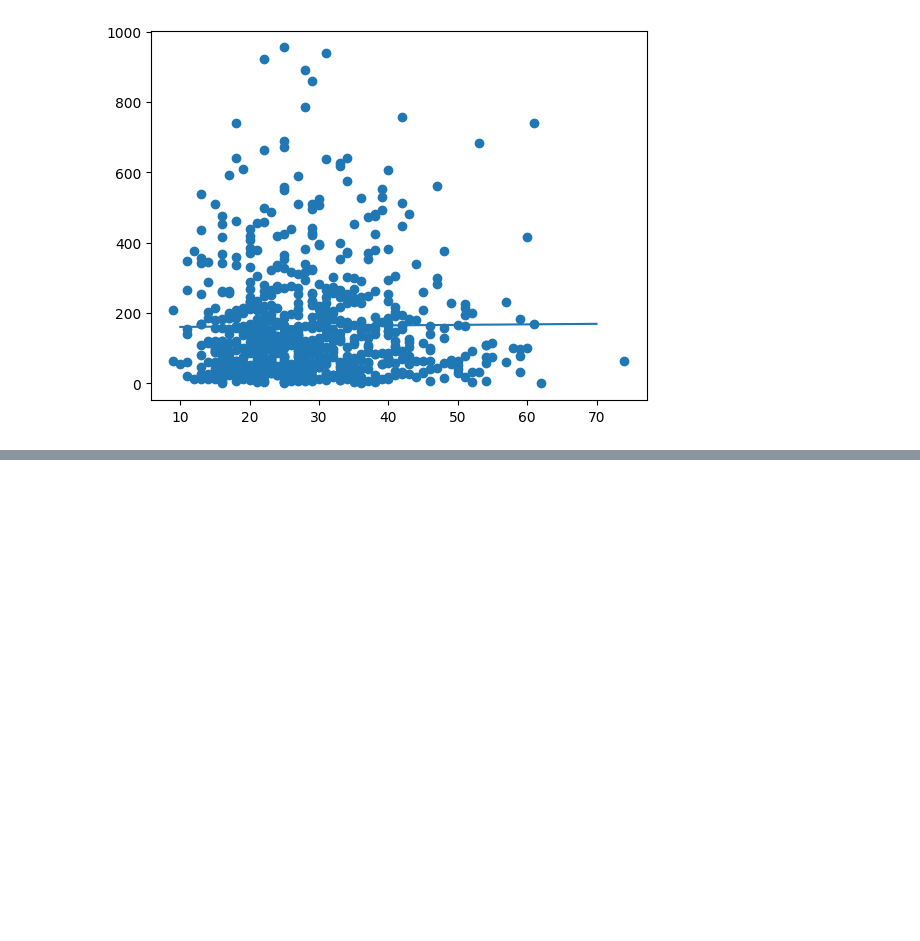
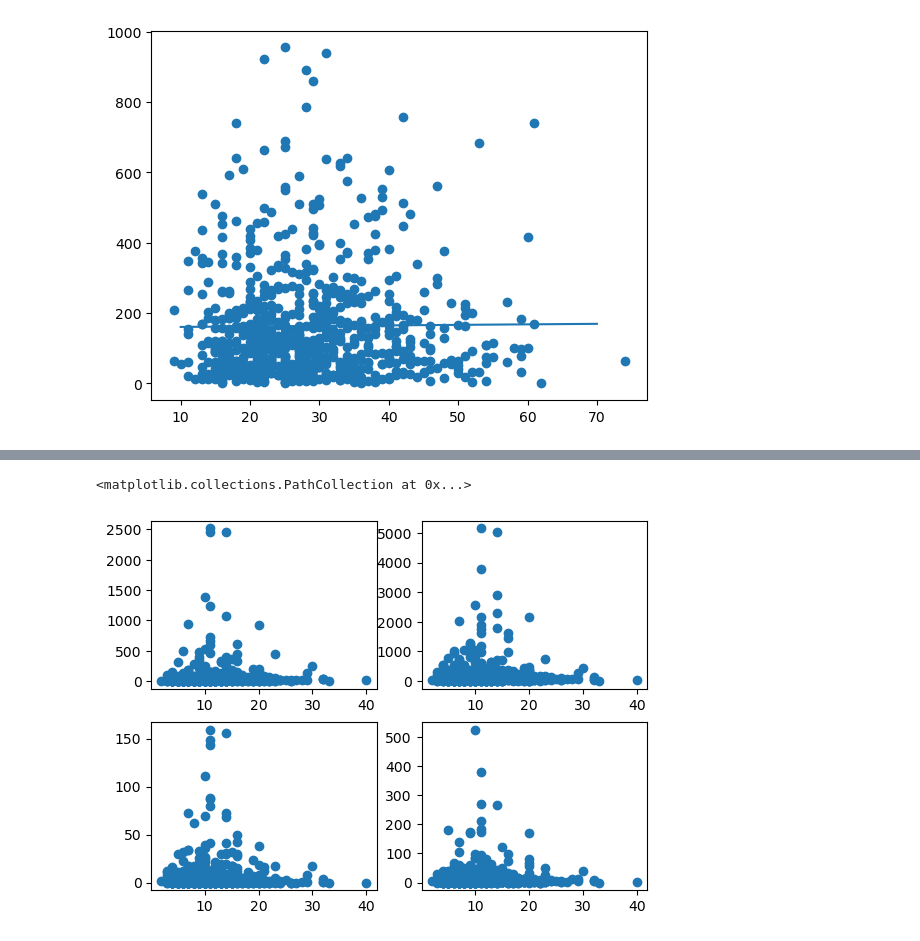
Before and after one commit to Aditya-Mrd/EducationLevel-Crimerates, a Jupyter notebook: notebooks/data_analysis.ipynb, the cells around one changed output, grey strips where cells are left out. Cells and saved outputs as stored; diff of their text form; code cells hidden in the pictures; blank space fills up the shorter version.

```diff
--- a/notebooks/data_analysis.ipynb
+++ b/notebooks/data_analysis.ipynb
@@ -69,0 +107,10 @@ plt.plot(range(10,71), reg.predict(np.array(range(10,71)).reshape(-1,1)))
+# %%
+figure, axis = plt.subplots(2,2)
+educational_attainment = 'Population 25 years and over!!Graduate or professional degree'
+axis[0,0].scatter(final_data[educational_attainment].astype(int), final_data['ROBBERY'].astype(int))
+axis[1,0].scatter(final_data[educational_attainment].astype(int), final_data['MURDER'].astype(int))
+axis[1,1].scatter(final_data[educational_attainment].astype(int), final_data['RAPE'].astype(int))
+axis[0,1].scatter(final_data[educational_attainment].astype(int), final_data['AGASSLT'].astype(int))
+# %% [output]
+<matplotlib.collections.PathCollection at 0x...>
+[figure, added]
```
Also changed, not shown: parts of 61 cells of this notebook, 9 other files.
